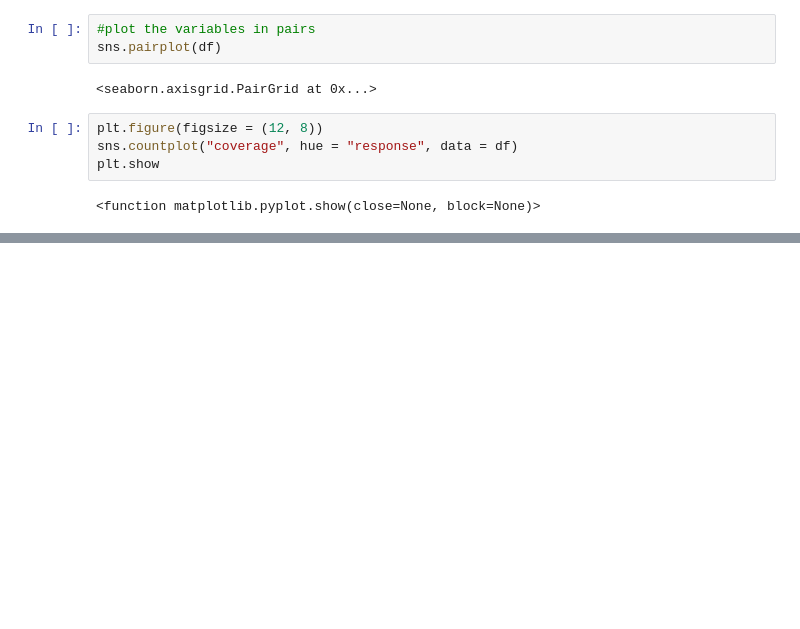
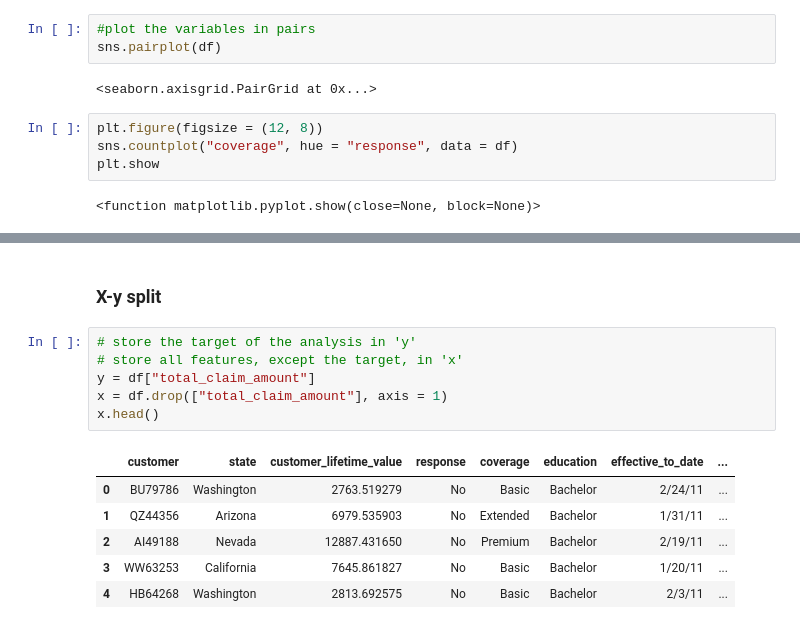
Before and after one commit to KirstyGos/lab-customer-analysis-round-5, a Jupyter notebook: Lab | Customer Analysis Round 5.ipynb, the cells around one changed output, grey strips where cells are left out. Drawn from its saved outputs; the diff is of its cells as text; blank space fills up the shorter version.

```diff
--- a/Lab | Customer Analysis Round 5.ipynb
+++ b/Lab | Customer Analysis Round 5.ipynb
@@ -123,0 +124,15 @@ sns.boxplot(x = df["income"], whis = 1.5)
+# %% [markdown]
+### X-y split
+# %%
+# store the target of the analysis in 'y'
+# store all features, except the target, in 'x'
+y = df["total_claim_amount"]
+x = df.drop(["total_claim_amount"], axis = 1)
+x.head()
+# %% [output]
+|  | customer | state | customer_lifetime_value | response | coverage | education | effective_to_date | ... |
+| 0 | BU79786 | Washington | 2763.519279 | No | Basic | Bachelor | 2/24/11 | ... |
+| 1 | QZ44356 | Arizona | 6979.535903 | No | Extended | Bachelor | 1/31/11 | ... |
+| 2 | AI49188 | Nevada | 12887.431650 | No | Premium | Bachelor | 2/19/11 | ... |
+| 3 | WW63253 | California | 7645.861827 | No | Basic | Bachelor | 1/20/11 | ... |
+| 4 | HB64268 | Washington | 2813.692575 | No | Basic | Bachelor | 2/3/11 | ... |
```
Also changed, not shown: parts of 11 cells of this notebook.
